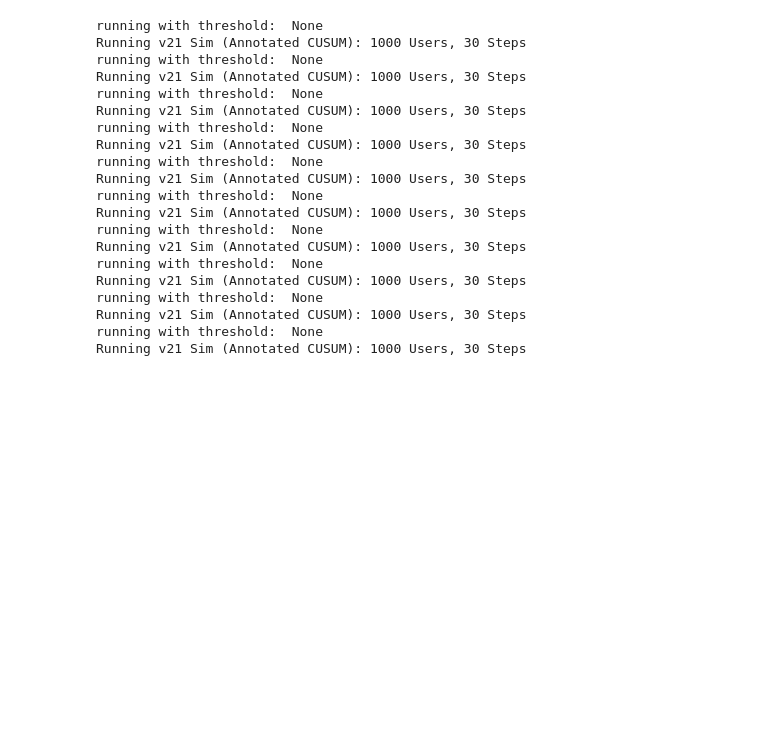
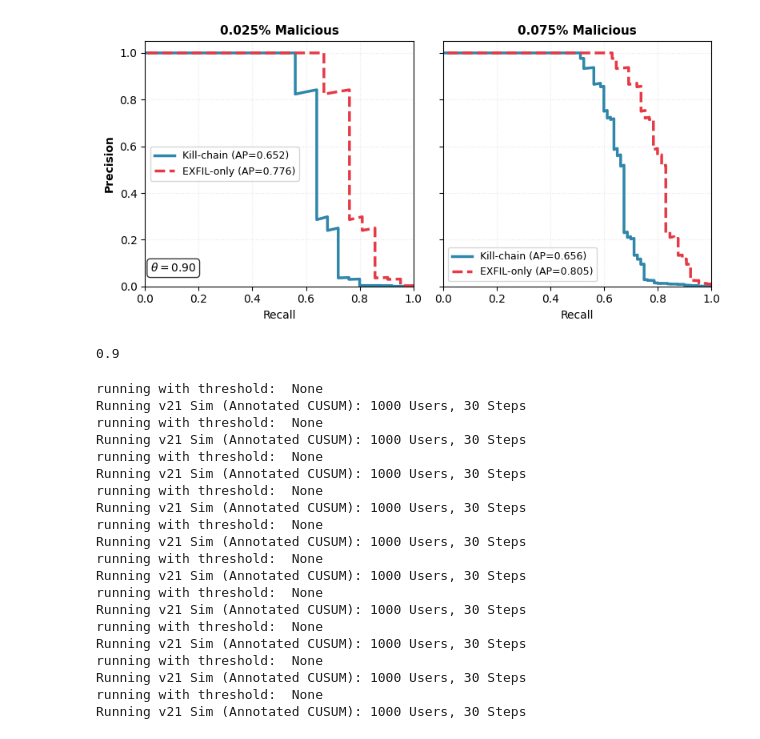
Before and after one commit to javedmshah/btce_insiderthreatmodel, a Jupyter notebook: project/deeper_sim_behavior.ipynb, the cells around one changed output. Saved outputs shown, nothing was run; the diff lists cells and outputs as text; code cells hidden in the pictures; blank space fills up the shorter version.

```diff
--- a/project/deeper_sim_behavior.ipynb
+++ b/project/deeper_sim_behavior.ipynb
@@ -1742,0 +2057,15 @@ plt.show()
+# %%
+
+# ============ STEP 2: Plot the comparison ============
+plot_pr_killchain_vs_exfil(
+    raw_kc=raw_kc,
+    raw_exfil=raw_exfil,
+    pct_mal_values=(0.00025, 0.00075),
+    save_path="fig-pr-kc-vs-exfil.png"
+)
+# %% [output]
+[figure, added]
+# %%
+THRESHOLD
+# %% [output]
+0.9
```
Also changed, not shown: parts of 25 cells of this notebook, 8 other files.
